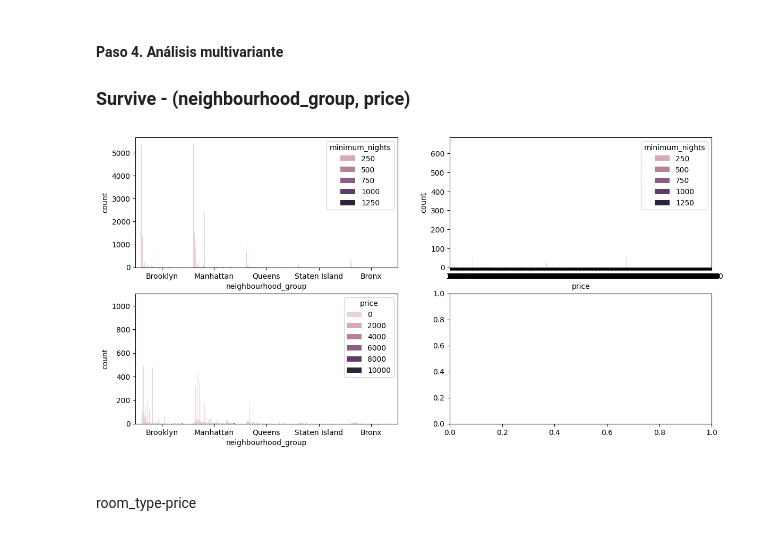
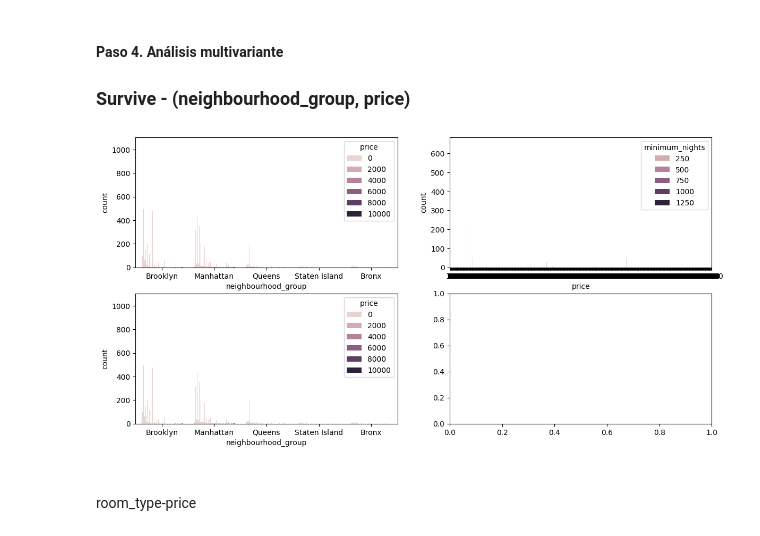
Before and after one commit to OlgaKurganova/EDA, a Jupyter notebook: src/explore.ipynb, the cells around one changed output. Drawn from its saved outputs; the diff is of its cells as text; code cells hidden in the pictures.

```diff
--- a/src/explore.ipynb
+++ b/src/explore.ipynb
@@ -163,0 +210,5 @@ plt.show()
+# %%
+total_data['room_type_n'] = pd.factorize(total_data['room_type'])[0]
+total_data['neighbourhood_n'] = pd.factorize(total_data['neighbourhood'])[0]
+total_data['neighbourhood_group_n'] = pd.factorize(total_data['neighbourhood_group'])[0]
+total_data.head(5)
@@ -168,13 +226,13 @@ plt.show()
 # %%
 fig, axis = plt.subplots(2, 2, figsize = (14, 7))
 
-sns.countplot(total_data, x = "neighbourhood_group", hue = "minimum_nights", ax = axis[0, 0])
+sns.countplot(total_data, x = "neighbourhood_group", hue = "price", ax = axis[0, 0])
 sns.countplot(total_data, x = "price", hue = "minimum_nights", ax = axis[0, 1])
 sns.countplot(total_data, x = "neighbourhood_group", hue = "price", ax = axis[1, 0])
 
 plt.show()
 # %% [output]
-[figure, old version]
+[figure, new version]
 # %% [markdown]
 ###
 room_type-price
```
Also changed, not shown: parts of 23 cells of this notebook.
